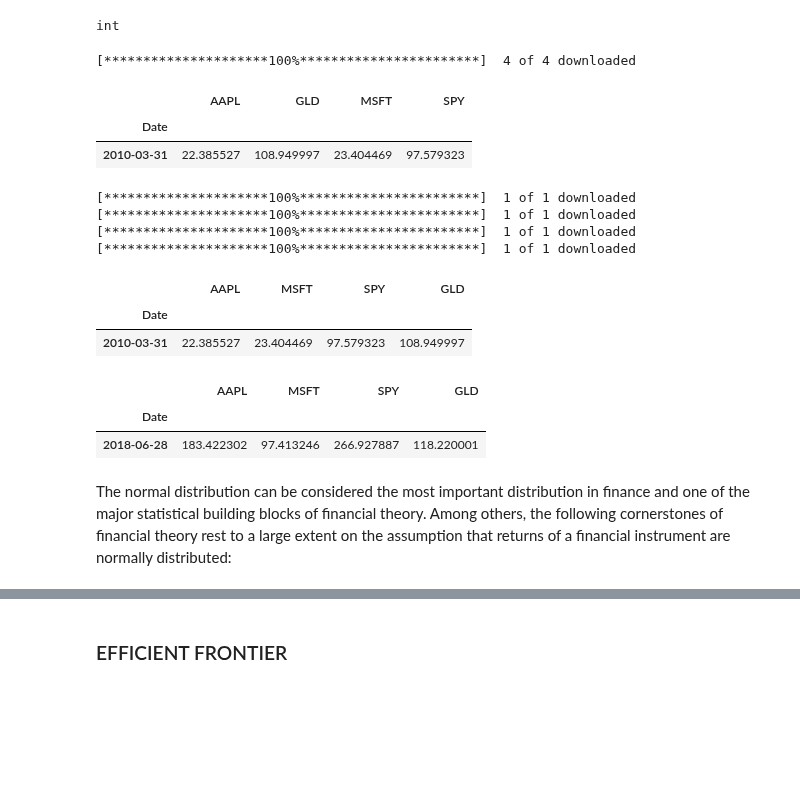
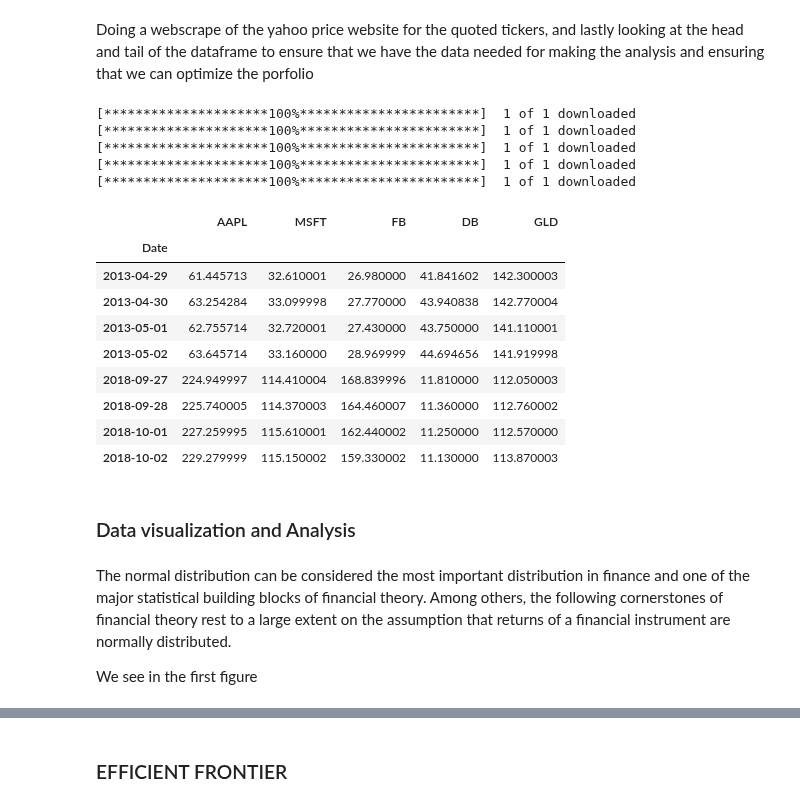
Before and after one commit to NumEconCopenhagen/projects-2019-mk, a Jupyter notebook: modelproject/modelproject/Modern Portfolio Theory 4.ipynb, the cells around one changed output, grey strips where cells are left out. Drawn from its saved outputs; the diff is of its cells as text; code cells hidden in the pictures; blank space fills up the shorter version.

```diff
--- a/modelproject/modelproject/Modern Portfolio Theory 4.ipynb
+++ b/modelproject/modelproject/Modern Portfolio Theory 4.ipynb
@@ -30,43 +100,34 @@ def yprices(name, start, end):
 # %%
-symbols = ['AAPL', 'MSFT', 'SPY', 'GLD']
+symbols = ['AAPL', 'MSFT', 'FB', 'DB', 'GLD']
 noa = len(symbols)
 # this is a list that will then be looped for a dataframe
-# %%
-type(noa)
-# %% [output]
-int
 # %%
-start = datetime.datetime(2010, 4, 1)
+start = datetime.datetime(2013, 4, 28)
 #datetime for pulling quotes
 # %%
-end = datetime.datetime(2018, 6, 29)
+end = datetime.datetime(2018, 10, 3)
-# %%
-f = yprices(symbols, start, end)['Adj Close']
-f.head(1)
-#check if the Datareader is working
-# %% [output]
-[*********************100%***********************]  4 of 4 downloaded
-|  | AAPL | GLD | MSFT | SPY |
-| Date |  |  |  |  |
-| 2010-03-31 | 22.385527 | 108.949997 | 23.404469 | 97.579323 |
+# %% [markdown]
+Doing a webscrape of the yahoo price website for the quoted tickers, and lastly looking at the head and tail of the dataframe to ensure that we have the data needed for making the analysis and ensuring that we can optimize the porfolio
 # %%
 data = pd.DataFrame()
 for sym in symbols:
- data[sym] = yprices(sym, start, end)['Adj Close']
+ data[sym] = yprices(sym, start, end)['Close']
 data.columns = symbols
 #loop that creates a dataframe
-data.head(1)
+data.iloc[np.r_[0:4, -4:0]]
 # %% [output]
 [*********************100%***********************]  1 of 1 downloaded
 [*********************100%***********************]  1 of 1 downloaded
 [*********************100%***********************]  1 of 1 downloaded
 [*********************100%***********************]  1 of 1 downloaded
+[*********************100%***********************]  1 of 1 downloaded
-|  | AAPL | MSFT | SPY | GLD |
-| Date |  |  |  |  |
-| 2010-03-31 | 22.385527 | 23.404469 | 97.579323 | 108.949997 |
+|  | AAPL | MSFT | FB | DB | GLD |
+| Date |  |  |  |  |  |
+| 2013-04-29 | 61.445713 | 32.610001 | 26.980000 | 41.841602 | 142.300003 |
+| 2013-04-30 | 63.254284 | 33.099998 | 27.770000 | 43.940838 | 142.770004 |
+| 2013-05-01 | 62.755714 | 32.720001 | 27.430000 | 43.750000 | 141.110001 |
+| 2013-05-02 | 63.645714 | 33.160000 | 28.969999 | 44.694656 | 141.919998 |
+| 2018-09-27 | 224.949997 | 114.410004 | 168.839996 | 11.810000 | 112.050003 |
+| 2018-09-28 | 225.740005 | 114.370003 | 164.460007 | 11.360000 | 112.760002 |
+| 2018-10-01 | 227.259995 | 115.610001 | 162.440002 | 11.250000 | 112.570000 |
+| 2018-10-02 | 229.279999 | 115.150002 | 159.330002 | 11.130000 | 113.870003 |
-# %%
-data.tail(1)
-# %% [output]
-|  | AAPL | MSFT | SPY | GLD |
-| Date |  |  |  |  |
-| 2018-06-28 | 183.422302 | 97.413246 | 266.927887 | 118.220001 |
@@ -91,6 +134,10 @@ def print_statistics(array):
+# %% [markdown]
+### Data visualization and Analysis
 # %% [markdown]
 The normal distribution can be considered the most important distribution in
 finance and one of the major statistical building blocks of financial theory.
 Among others, the following cornerstones of financial theory rest to a large
 extent on the assumption that returns of a financial instrument are normally
-distributed:
+distributed.
+
+We see in the first figure
```
Also changed, not shown: parts of 74 cells of this notebook.
